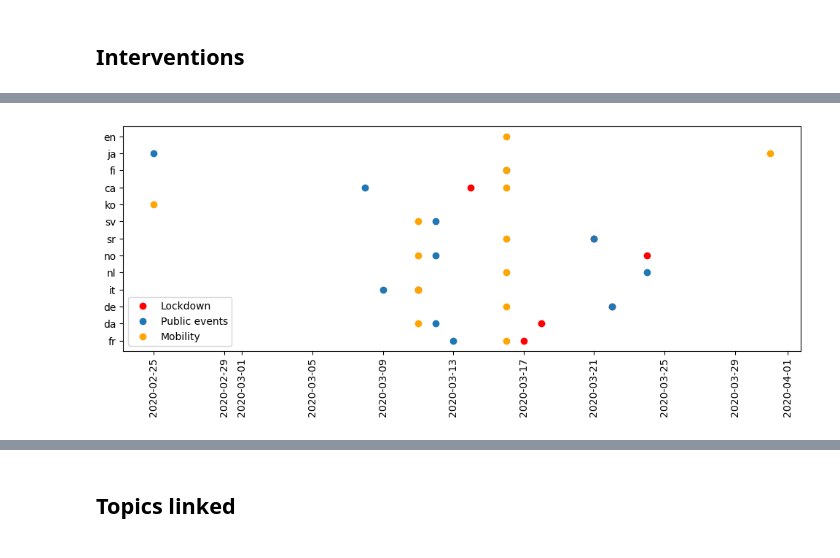
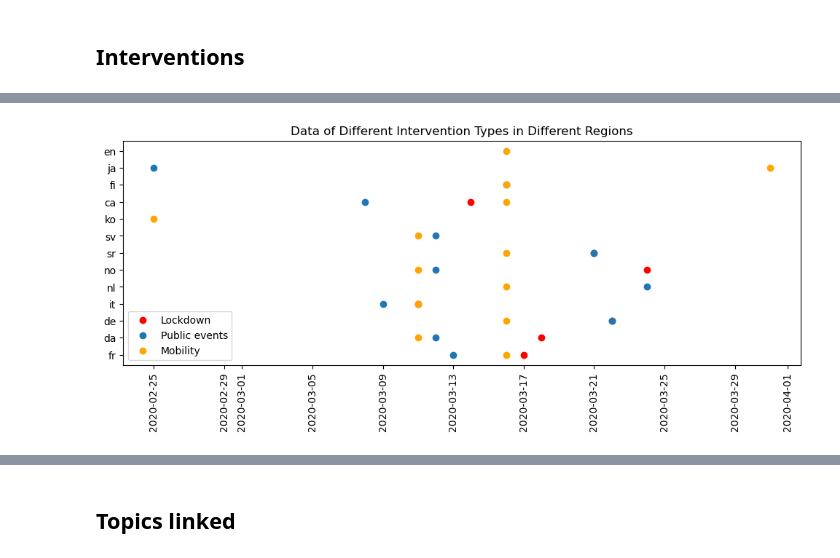
Before and after one commit to epfl-ada/ada-2023-project-bobeast, a Jupyter notebook: Milestone_P2.ipynb, the cells around one changed output, grey strips where cells are left out. Cells and saved outputs as stored; diff of their text form; code cells hidden in the pictures.

Commit message:
Aly Branch : Graphs Cleaning & New Dataset

```diff
--- a/Milestone_P2.ipynb
+++ b/Milestone_P2.ipynb
@@ -45,13 +84,19 @@ dtype: object
+# %%
+interventions['Lockdown']
+interventions['Lockdown'] = pd.to_datetime(interventions['Lockdown'], format='%Y-%m-%d')
+interventions['Public events banned'] = pd.to_datetime(interventions['Public events banned'], format='%Y-%m-%d')
+interventions['Mobility'] = pd.to_datetime(interventions['Mobility'], format='%Y-%m-%d')
 # %%
 plt.figure(figsize=(12,4))
 plt.scatter(interventions['Lockdown'],interventions['lang'],color='red',label='Lockdown')
 plt.scatter(interventions['Public events banned'],interventions['lang'],label='Public events')
 plt.scatter(interventions['Mobility'],interventions['lang'],color='orange',label='Mobility')
 plt.legend()
 plt.xticks(rotation=90)
+plt.title('Data of Different Intervention Types in Different Regions')
 plt.show()
 # %% [output]
-[figure, old version]
+[figure, new version]
 # %%
 interventions
 # %% [output]
```
Also changed, not shown: parts of 23 cells of this notebook, 1 other file.
